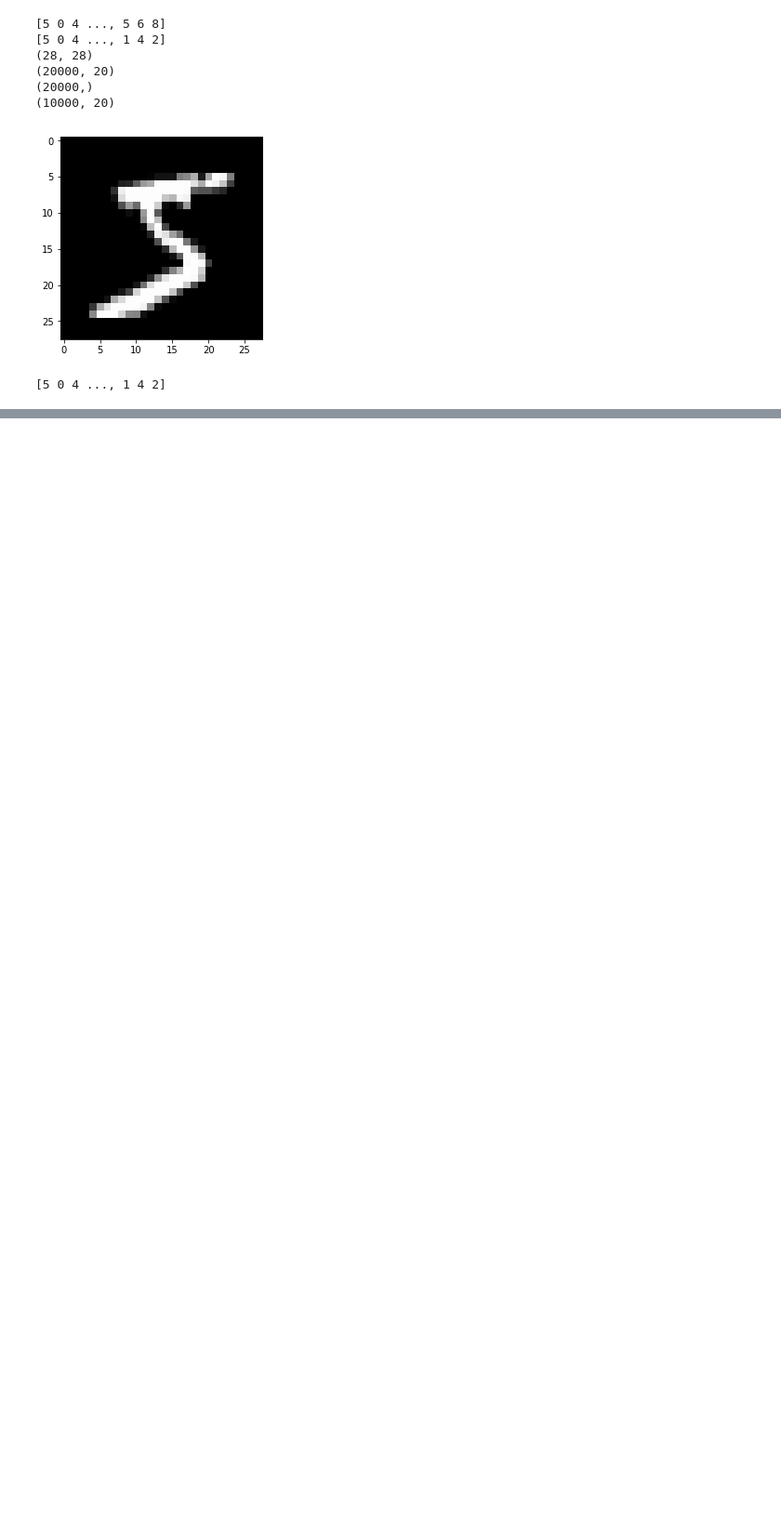
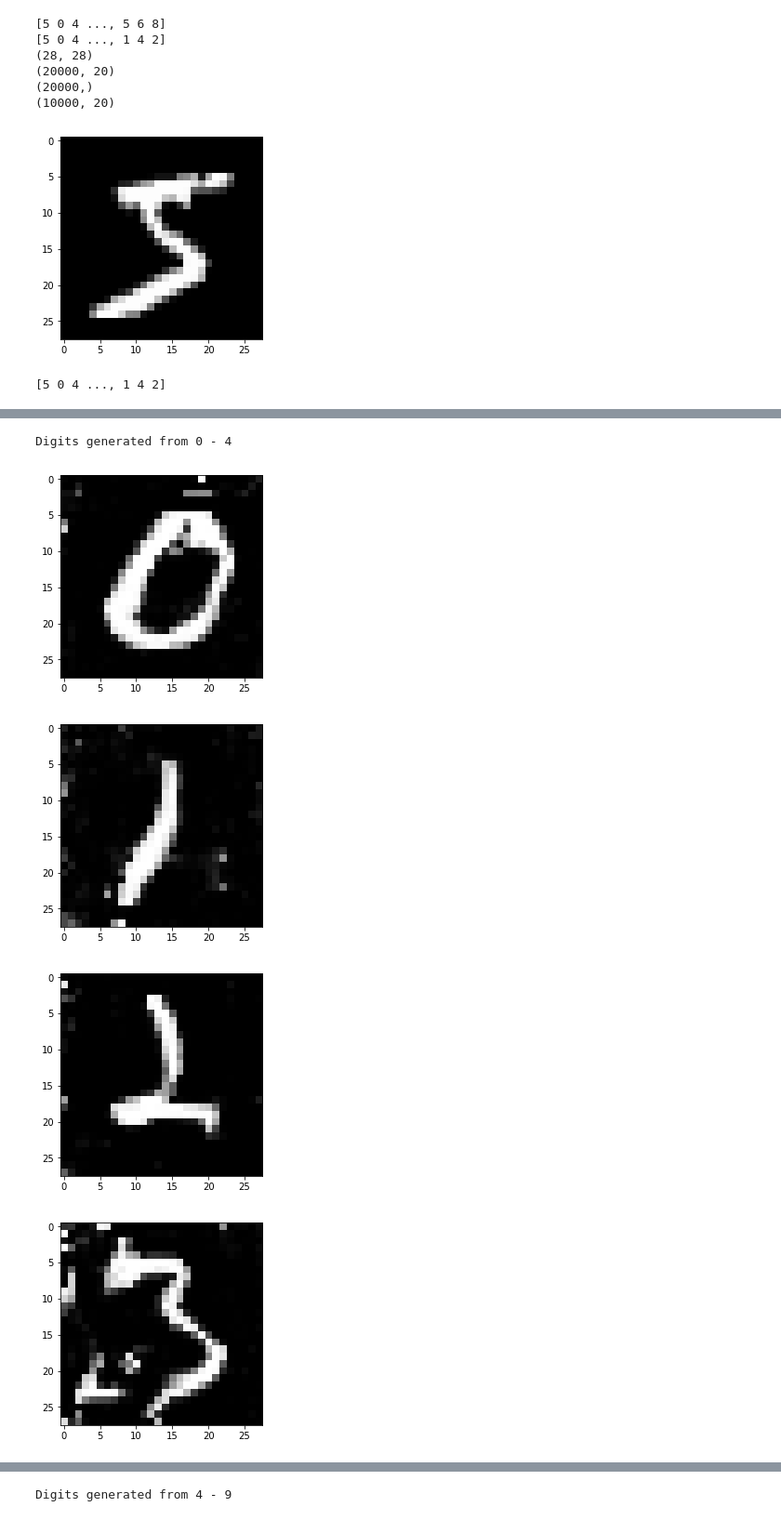
Before and after one commit to zanedurante/DigitGan, a Jupyter notebook: GenerativeModel.ipynb, the cells around one changed output, grey strips where cells are left out. Shown at 93% size. Saved outputs shown, nothing was run; the diff lists cells and outputs as text; code cells hidden in the pictures; blank space fills up the shorter version.

```diff
--- a/GenerativeModel.ipynb
+++ b/GenerativeModel.ipynb
@@ -321,0 +335,32 @@ Supposed to be 0
+# %%
+def disp_all_digits(g):
+    #Put noise between 0 and .5 so that not very likely to be most digits, with one above this amount
+    noise = np.random.uniform(0, .005, size=(batch_size, NOISE_DIM))
+    i = 0
+    while i < 20:
+        noise[i][i] += .995
+        i += 1
+    generated_images = g.predict(noise, verbose=0)
+
+    print("Digits generated from 0 - 4")
+    i = 0
+    while i < 5:
+        #Print what it's 'supposed' to look like
+        plt.imshow(generated_images[i].reshape((28, 28)), cmap=plt.get_cmap('gray'))
+        plt.show()
+        i += 1
+
+    print ("Digits generated from 4 - 9")
+
+    while i < 10:
+        plt.imshow(generated_images[i].reshape((28, 28)), cmap=plt.get_cmap('gray'))
+        plt.show()
+        i += 1
+# %%
+disp_all_digits(g)
+# %% [output]
+Digits generated from 0 - 4
+[figure, added]
+[figure, added]
+[figure, added]
+[figure, added]
@@ -321,0 +368 @@ Supposed to be 0
+Digits generated from 4 - 9
```
Also changed, not shown: parts of 7 cells of this notebook, 1 other file.
